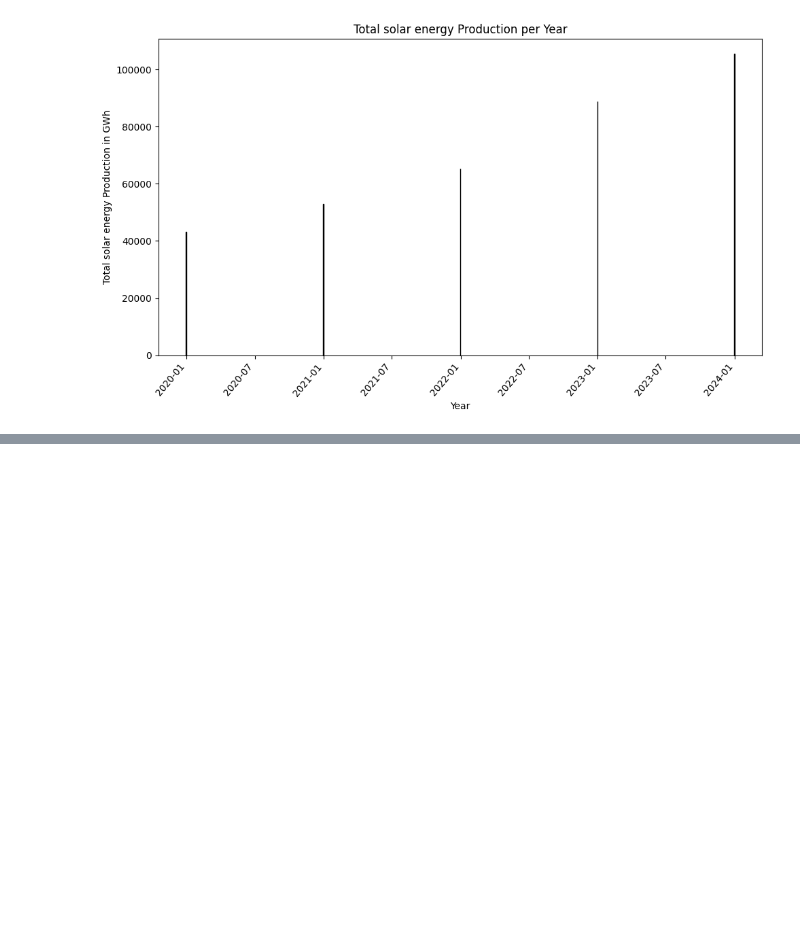
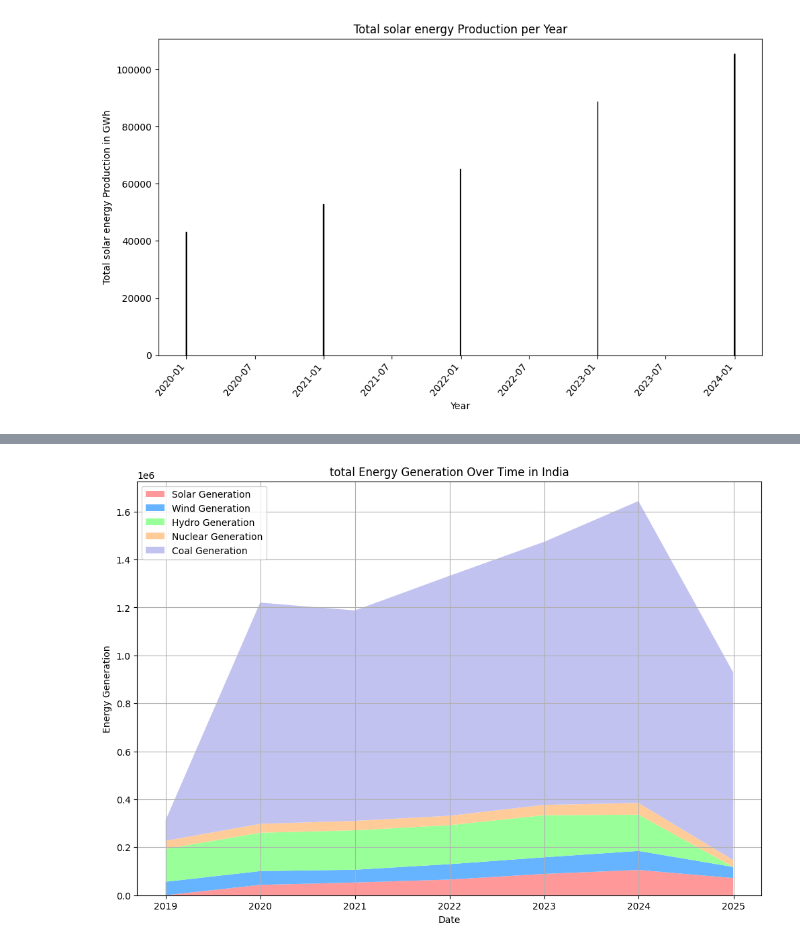
Before and after one commit to jayantxchauhan/India-Energy-Analytics-Model, a Jupyter notebook: ANALYSIS_2.ipynb, the cells around one changed output, grey strips where cells are left out. Drawn from its saved outputs; the diff is of its cells as text; code cells hidden in the pictures; blank space fills up the shorter version.

```diff
--- a/ANALYSIS_2.ipynb
+++ b/ANALYSIS_2.ipynb
@@ -211,0 +266,45 @@ plt.show()
+# %%
+import pandas as pd
+import matplotlib.pyplot as plt
+
+# Create a dictionary with all your data
+data = {
+    'Date': ['2018-12-31', '2019-12-31', '2020-12-31', '2021-12-31', '2022-12-31', '2023-12-31', '2024-12-31'],
+    'SolarGen': [None, 43219.0000, 53054.0000, 65292.0000, 88956.0000, 105399.8670, 71647.3789],
+    'WindGen': [56199.000, 57428.000, 53237.000, 64328.000, 69223.000, 79448.989, 46314.673],
+    'HydroGen': [136905.00000, 159799.00000, 164436.00000, 162418.00000, 175381.00000, 151236.15665, None],
+    'NuclearGen': [34240.0000, 37241.0000, 39480.0000, 39396.0000, 43260.0000, 48953.4300, 28782.3584],
+    'CoalGen': [85660.0000, 922684.0000, 877524.0000, 1000573.0000, 1096671.0000, 1258929.0000, 782458.1000]
+}
+
+# Convert to DataFrame
+df = pd.DataFrame(data)
+
+# Convert the 'Date' column to datetime format
+df['Date'] = pd.to_datetime(df['Date'])
+
+# Fill any missing data points with 0 to ensure the stack plot works
+df = df.fillna(0)
+
+# Plot the stackplot
+plt.figure(figsize=(12, 8))
+plt.stackplot(df['Date'],
+              df['SolarGen'],
+              df['WindGen'],
+              df['HydroGen'],
+              df['NuclearGen'],
+              df['CoalGen'],
+              labels=['Solar Generation', 'Wind Generation', 'Hydro Generation', 'Nuclear Generation', 'Coal Generation'],
+              colors=['#ff9999','#66b3ff','#99ff99','#ffcc99','#c2c2f0'])
+
+# Add titles and labels
+plt.title('total Energy Generation Over Time in India')
+plt.xlabel('Date')
+plt.ylabel('Energy Generation')
+plt.legend(loc='upper left')
+
+# Show the plot
+plt.grid(True)
+plt.show()
+# %% [output]
+[figure, added]
```
Also changed, not shown: parts of 5 cells of this notebook.
